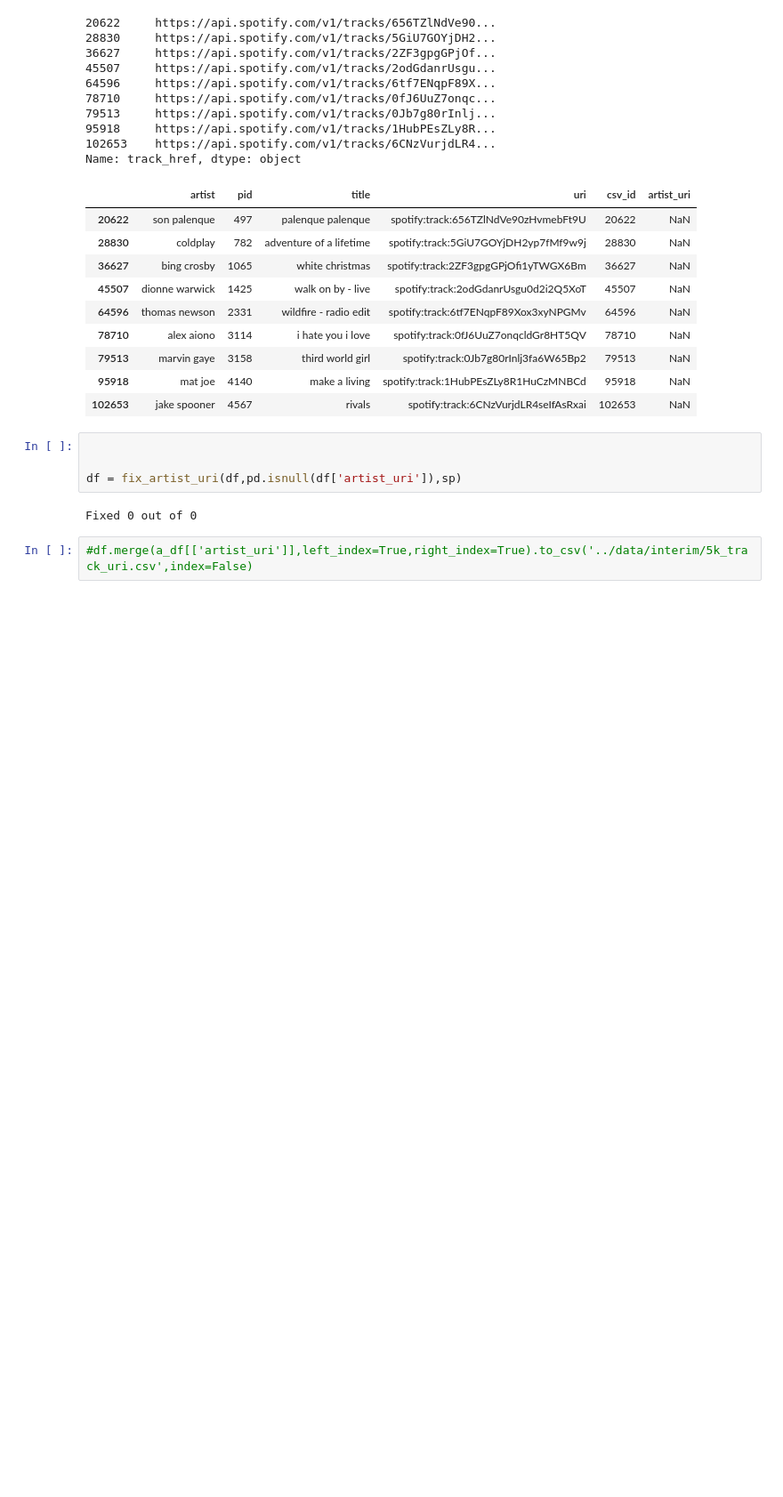
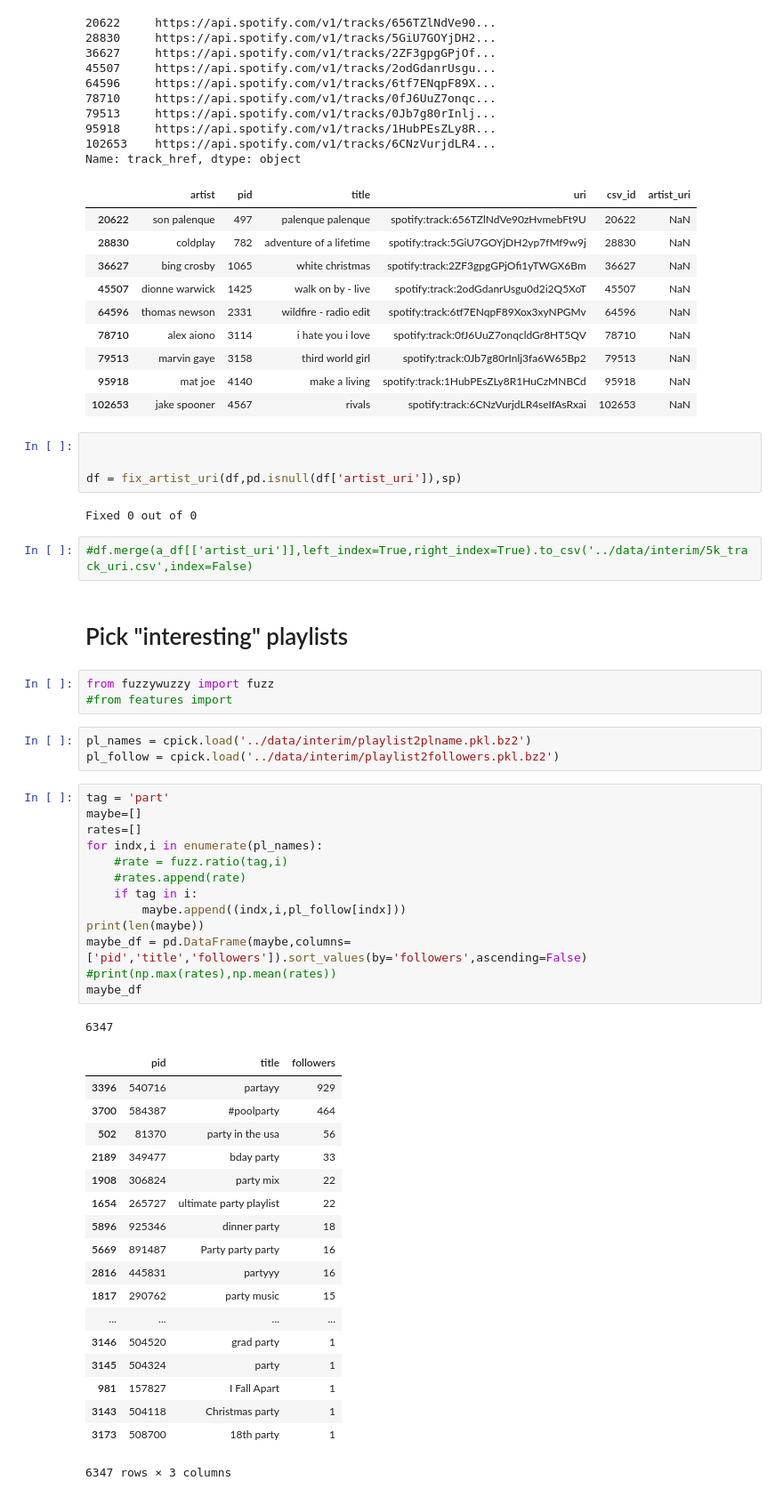
Before and after one commit to Spandan-Madan/Spotify, a Jupyter notebook: notebooks/1_bsl_Data_Processing.ipynb, the cells around one changed output. Shown at 89% size. Saved outputs shown, nothing was run; the diff lists cells and outputs as text; blank space fills up the shorter version.

Commit message:
data processing

```diff
--- a/notebooks/1_bsl_Data_Processing.ipynb
+++ b/notebooks/1_bsl_Data_Processing.ipynb
@@ -477,3 +495,44 @@ df = fix_artist_uri(df,pd.isnull(df['artist_uri']),sp)
 Fixed 0 out of 0
 # %%
 #df.merge(a_df[['artist_uri']],left_index=True,right_index=True).to_csv('../data/interim/5k_track_uri.csv',index=False)
+# %% [markdown]
+# Pick "interesting" playlists
+# %%
+from fuzzywuzzy import fuzz
+#from features import
+# %%
+pl_names = cpick.load('../data/interim/playlist2plname.pkl.bz2')
+pl_follow = cpick.load('../data/interim/playlist2followers.pkl.bz2')
+# %%
+tag = 'part'
+maybe=[]
+rates=[]
+for indx,i in enumerate(pl_names):
+    #rate = fuzz.ratio(tag,i)
+    #rates.append(rate)
+    if tag in i:
+        maybe.append((indx,i,pl_follow[indx]))
+print(len(maybe))
+maybe_df = pd.DataFrame(maybe,columns=['pid','title','followers']).sort_values(by='followers',ascending=False)
+#print(np.max(rates),np.mean(rates))
+maybe_df
+# %% [output]
+6347
+|  | pid | title | followers |
+| 3396 | 540716 | partayy | 929 |
+| 3700 | 584387 | #poolparty | 464 |
+| 502 | 81370 | party in the usa | 56 |
+| 2189 | 349477 | bday party | 33 |
+| 1908 | 306824 | party mix | 22 |
+| 1654 | 265727 | ultimate party playlist | 22 |
+| 5896 | 925346 | dinner party | 18 |
+| 5669 | 891487 | Party party party | 16 |
+| 2816 | 445831 | partyyy | 16 |
+| 1817 | 290762 | party music | 15 |
+| ... | ... | ... | ... |
+| 3146 | 504520 | grad party | 1 |
+| 3145 | 504324 | party | 1 |
+| 981 | 157827 | I Fall Apart | 1 |
+| 3143 | 504118 | Christmas party | 1 |
+| 3173 | 508700 | 18th party | 1 |
+6347 rows × 3 columns
```
Also changed, not shown: parts of 7 cells of this notebook.
